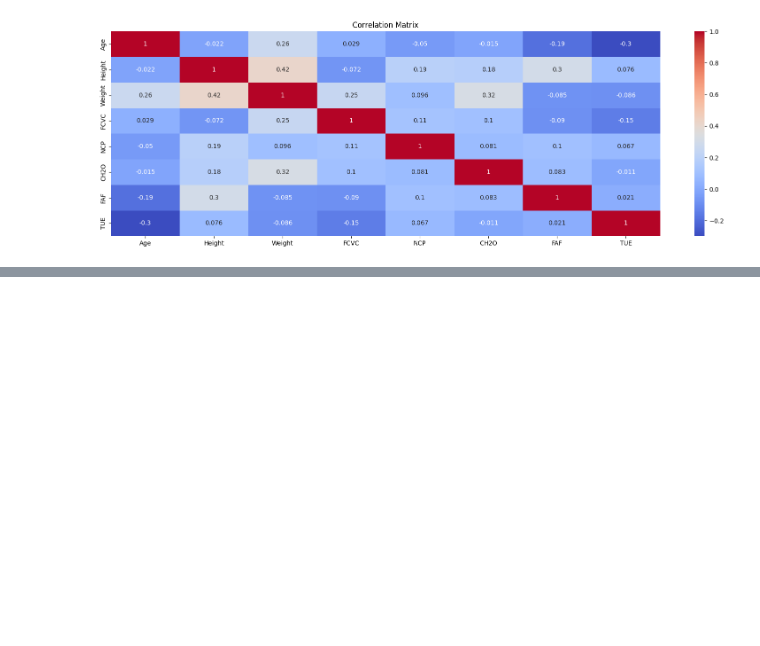
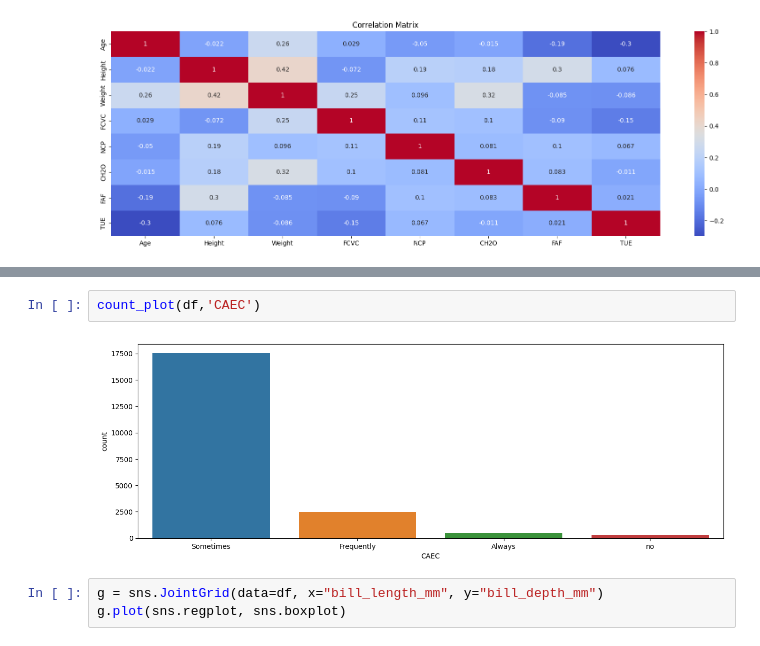
Before and after one commit to aakashsyadav1999/Multi-Class-Prediction-of-Obesity-Risk, a Jupyter notebook: multi_class.ipynb, the cells around one changed output, grey strips where cells are left out. Drawn from its saved outputs; the diff is of its cells as text; blank space fills up the shorter version.

```diff
--- a/multi_class.ipynb
+++ b/multi_class.ipynb
@@ -150,0 +180,7 @@ plt.show()
+# %%
+count_plot(df,'CAEC')
+# %% [output]
+[figure, added]
+# %%
+g = sns.JointGrid(data=df, x="bill_length_mm", y="bill_depth_mm")
+g.plot(sns.regplot, sns.boxplot)
```
Also changed, not shown: parts of 4 cells of this notebook.
